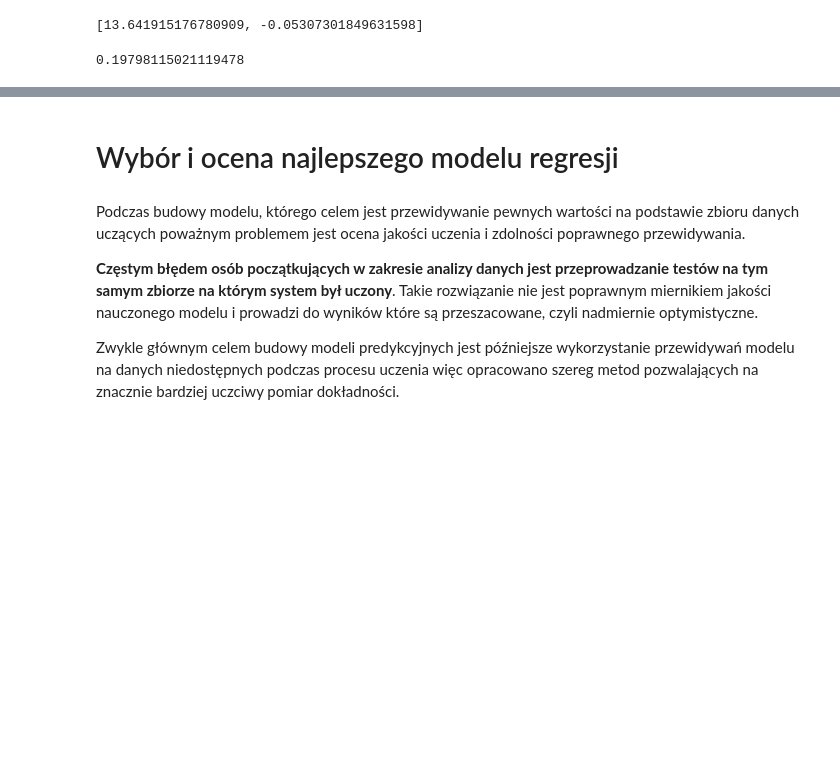
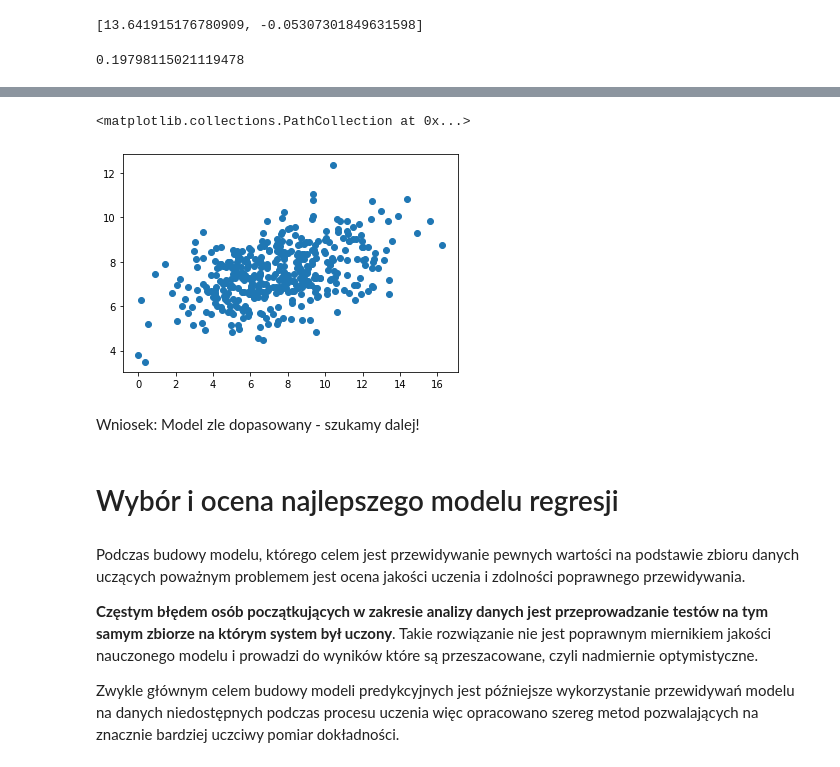
Before and after one commit to imatten/bootcamp_datascience, a Jupyter notebook: notebooks/04_regresja_liniowa/05_walidacja_modeli.ipynb, the cells around one changed output, grey strips where cells are left out. Cells and saved outputs as stored; diff of their text form; code cells hidden in the pictures; blank space fills up the shorter version.

```diff
--- a/notebooks/04_regresja_liniowa/05_walidacja_modeli.ipynb
+++ b/notebooks/04_regresja_liniowa/05_walidacja_modeli.ipynb
@@ -116,3 +127,12 @@ plt.scatter()
+# %%
+y_pred = lm1.predict(X) # y_hat
+# %%
+plt.scatter(y, y_pred) # powinien byc skupiony na prostej y = x
+# %% [output]
+<matplotlib.collections.PathCollection at 0x...>
+[figure, added]
+# %% [markdown]
+Wniosek: Model zle dopasowany - szukamy dalej!
 # %% [markdown]
 # Wybór i ocena najlepszego modelu regresji
 # %% [markdown]
```
Also changed, not shown: parts of 4 cells of this notebook.
